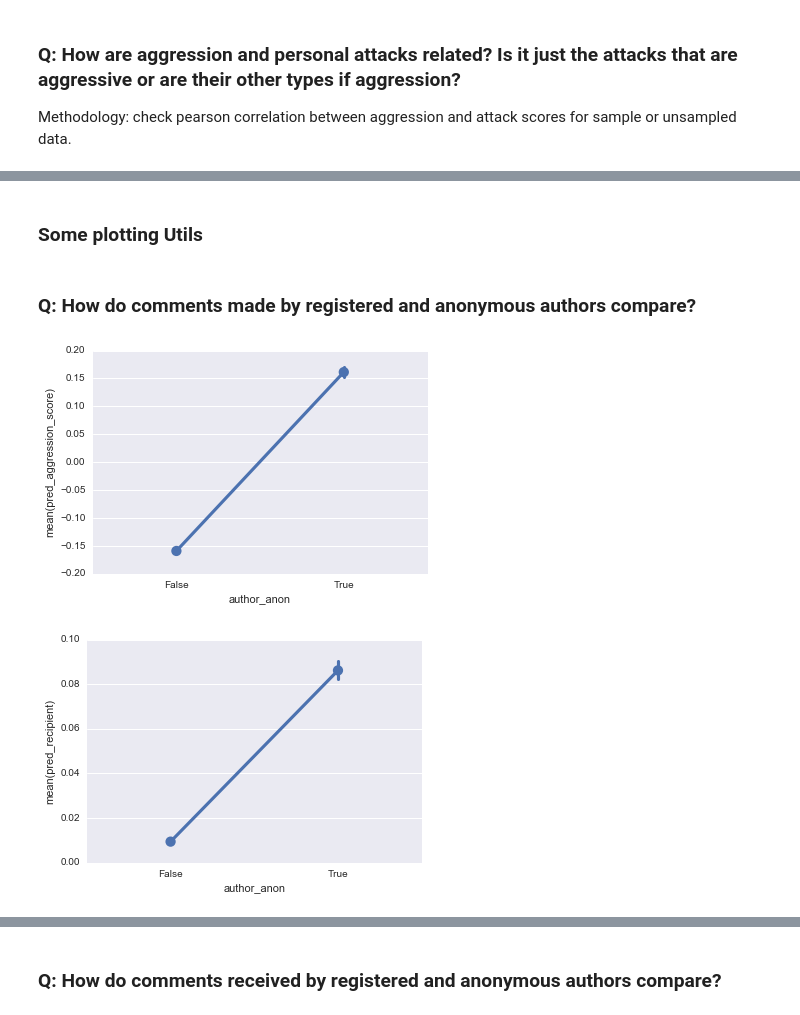
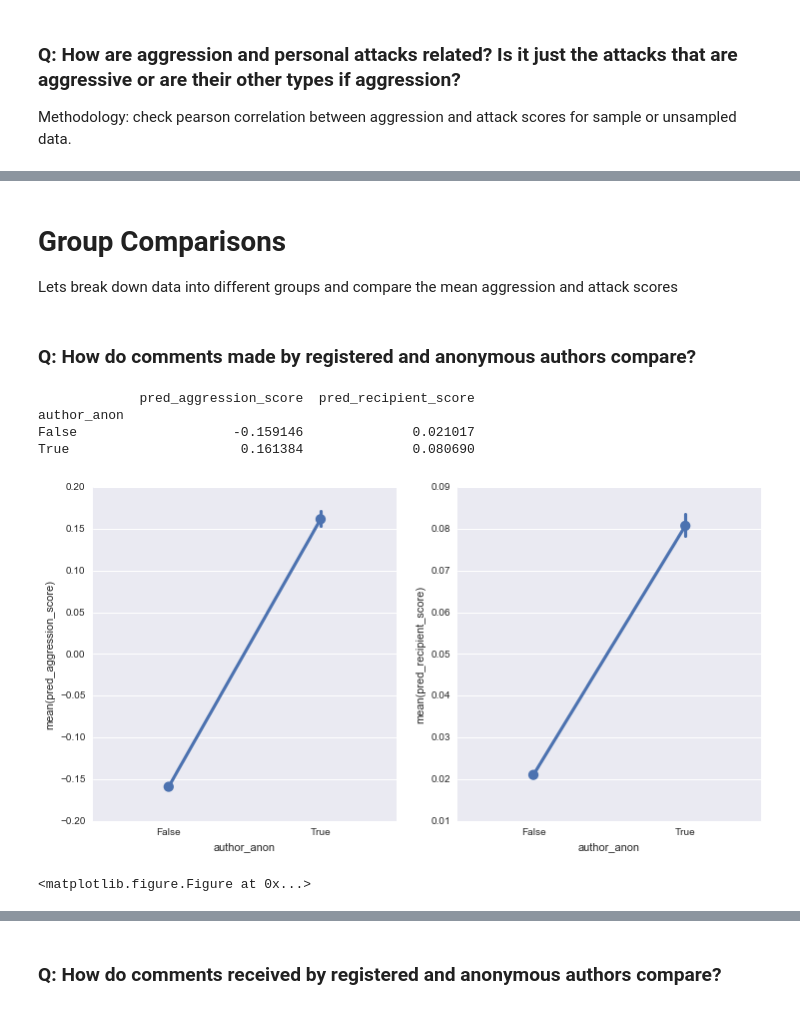
Before and after one commit to ewulczyn/wiki-detox, a Jupyter notebook: wikipedia/src/modeling/Research Questions.ipynb, the cells around one changed output, grey strips where cells are left out. Drawn from its saved outputs; the diff is of its cells as text; code cells hidden in the pictures.

```diff
--- a/wikipedia/src/modeling/Research Questions.ipynb
+++ b/wikipedia/src/modeling/Research Questions.ipynb
@@ -398,5 +414,7 @@ pearson(df_no_admin_sample['pred_aggression_score'],df_no_admin_sample['pred_rec
-# %% [markdown]
-### Some plotting Utils
+# %% [markdown]
+# Group Comparisons
+
+Lets break down data into different groups and compare the mean aggression and attack scores
 # %%
 def mpg(df, score, cols):
     """
@@ -404,26 +422,42 @@ def mpg(df, score, cols):
     """
     return df.sort(score, ascending=False).groupby(cols, as_index=False).first()
 
-def plot_scores(df, x, mpu = False, order = None, hue = None):
+def compare_groups(df, x, mpu = False, order = None, hue = None, plot = True, table = True):
 
-    if mpu:
-        cols = ['user_text', x]
-        plt.figure()
-        ax = sns.pointplot(x=x, y= 'pred_aggression_score', data=mpg(df, 'pred_aggression_score', cols) , order = o, hue = hue)
-        plt.figure()
-        ax = sns.pointplot(x=x, y= 'pred_recipient', data=mpg(df, 'pred_recipient', cols) , order = o, hue = hue)
-    else:
-        plt.figure()
-        ax = sns.pointplot(x=x, y= 'pred_aggression_score', data=df, order = o, hue = hue)
-        plt.figure()
-        ax = sns.pointplot(x=x, y= 'pred_recipient', data=df, order = o, hue = hue)
+    if table:
+        if hue:
+            print(df.groupby([x, hue])['pred_aggression_score', 'pred_recipient_score'].mean())
+
+        else:
+            print(df.groupby([x])['pred_aggression_score', 'pred_recipient_score'].mean())
+
+
+    if plot:
+
+        fig, (ax1, ax2) = plt.subplots(ncols=2, sharey=False, figsize = (12,6))
+
+        if mpu:
+            cols = ['user_text', x]
+            plt.figure()
+            sns.pointplot(x=x, y= 'pred_aggression_score', data=mpg(df, 'pred_aggression_score', cols) , order = order, hue = hue, ax = ax1)
+            plt.figure()
+            sns.pointplot(x=x, y= 'pred_recipient_score', data=mpg(df, 'pred_recipient_score', cols) , order = order, hue = hue, ax = ax2)
+        else:
+
+            ax = sns.pointplot(x=x, y= 'pred_aggression_score', data=df, order = order, hue = hue, ax = ax1)
+            plt.figure()
+            ax = sns.pointplot(x=x, y= 'pred_recipient_score', data=df, order = order, hue = hue, ax = ax2)
 # %% [markdown]
 ### Q: How do comments made by registered and anonymous authors compare?
 # %%
 o = (False, True)
 x = 'author_anon'
-plot_scores(df_no_admin_sample, x, order = o)
+compare_groups(df_no_admin_sample, x, order = o)
 # %% [output]
+             pred_aggression_score  pred_recipient_score
+author_anon
+False                    -0.159146              0.021017
+True                      0.161384              0.080690
-[figure, old version]
+[figure, new version]
-[figure, removed]
+<matplotlib.figure.Figure at 0x...>
 # %%
```
Also changed, not shown: parts of 85 cells of this notebook, 8 other files.
